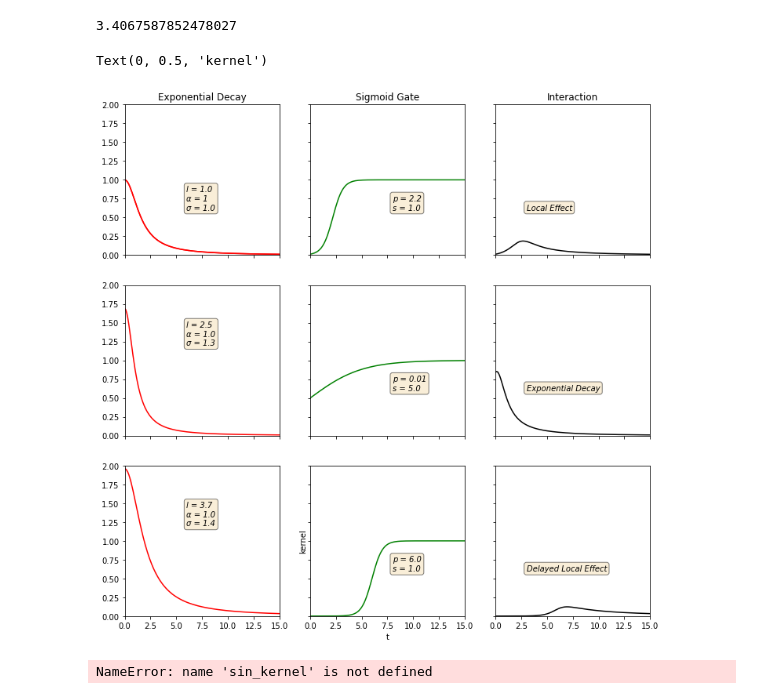
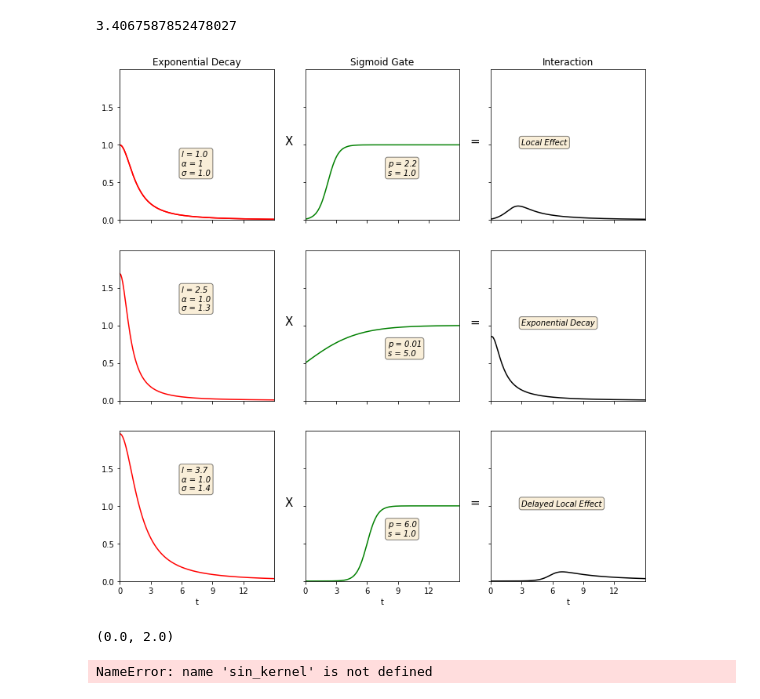
Before and after one commit to yamacisik/gated_kernel_tpp, a Jupyter notebook: Compare Triggering Kernels.ipynb, the cells around one changed output. Saved outputs shown, nothing was run; the diff lists cells and outputs as text; code cells hidden in the pictures.

```diff
--- a/Compare Triggering Kernels.ipynb
+++ b/Compare Triggering Kernels.ipynb
@@ -372,14 +372,13 @@ axes[2].set_title('Interaction')
 
 axes[1].text(8,0.6,'p = 2.2\ns = 1.0',style='italic',bbox=props)
 axes[2].plot(t,values,label='Interaction',c = 'black')
-axes[2].text(3,0.6,'Local Effect',style='italic',bbox=props)
+axes[2].text(3,1.0,'Local Effect',style='italic',bbox=props)
 
 # axes[2].set_ylabel('interaction')
 # axes[2].set_ylim(0, 1)""
 for ax in axes:
     ax.set_xlim(0, 15)
     ax.set_ylim(0, 1.1)
-#     ax.set_xlabel('t')
 
 
 val = rational_quadratic_kernel(t,sigma= 1.3, lengthscale = 1.1, alpha = 1)
@@ -393,41 +392,58 @@ axes[4].plot(t,val_s,label='Sigmoid',c='green')
 
 axes[4].text(8,0.6,'p = 0.01\ns = 5.0',style='italic',bbox=props)
 axes[5].plot(t,values,label='Interaction',c = 'black')
-axes[5].text(3,0.6,'Exponential Decay',style='italic',bbox=props)
+axes[5].text(3,1.0,'Exponential Decay',style='italic',bbox=props)
 
 # axes[5].set_ylabel('interaction')
 axes[5].set_ylim(0, 1)
 axes[3].set_ylim(0, 2)
 
 # axes[3].set_title('Exponential Decay')
 # axes[4].set_title('Sigmoid Gate')
 # axes[5].set_title('Exponential Decay')
 
 
 val = rational_quadratic_kernel(t,sigma= 1.4, lengthscale = 3.7, alpha = 0.99)
 val_s = sigmoid((t),l =6.01,s= 1.0,norm =1,b=2.0,m=1)
 values = val_s*val
 
 axes[6].plot(t,val,label='RQ',c = 'red')
 axes[6].text(6,1.2,'l = 3.7\n\u03B1 = 1.0\n\u03C3 = 1.4',style='italic',bbox=props)
 axes[7].plot(t,val_s,label='Sigmoid',c='green')
 # axes[7].set_ylabel('gate')
 
 axes[7].text(8,0.6,'p = 6.0\ns = 1.0',style='italic',bbox=props)
 axes[8].plot(t,values,label='Interaction',c = 'black')
 
-axes[8].text(3,0.6,'Delayed Local Effect',style='italic',bbox=props)
+axes[8].text(3,1.0,'Delayed Local Effect',style='italic',bbox=props)
 axes[8].set_ylim(0, 1)
 axes[6].set_ylim(0, 2)
+axes[6].set_xlabel('t')
 axes[7].set_xlabel('t')
-axes[7].set_ylabel('kernel')
+fontsize = 15
+axes[7].text(-2,1.0,'X',fontsize=fontsize)
+axes[4].text(-2,1.0,'X',fontsize=fontsize)
+axes[1].text(-2,1.0,'X',fontsize=fontsize)
+axes[8].text(-2,1.0,'=',fontsize=fontsize)
+axes[5].text(-2,1.0,'=',fontsize=fontsize)
+axes[2].text(-2,1.0,'=',fontsize=fontsize)
+
+axes[8].set_xlabel('t')
 
 # axes[6].set_title('Exponential Decay')
 # axes[7].set_title('Sigmoid Gate')
 # axes[8].set_title('Interaction')
+start, end = axes[8].get_xlim()
+lol = axes[8].xaxis.set_ticks(np.arange(start, end, 3.0))
+
+start, end = axes[6].get_ylim()
+lol = axes[6].yaxis.set_ticks(np.arange(start, end, 0.5))
 # %% [output]
-Text(0, 0.5, 'kernel')
-[figure, old version]
+[figure, new version]
+# %%
+axes[6].get_ylim()
+# %% [output]
+(0.0, 2.0)
 # %%
 t =torch.arange(0,200,0.1)+0.000001
 val = rational_quadratic_kernel(t,sigma= 1.0, lengthscale = 0.2, alpha = 1)
```
Also changed, not shown: 1 other file.
